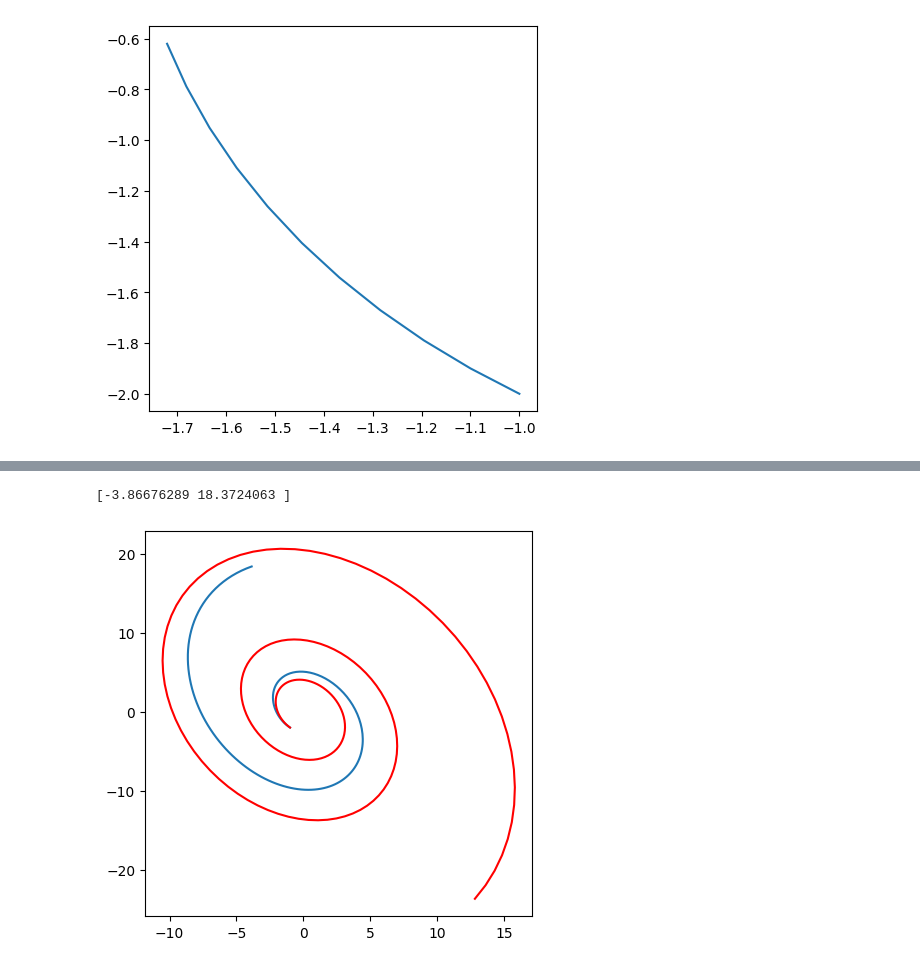
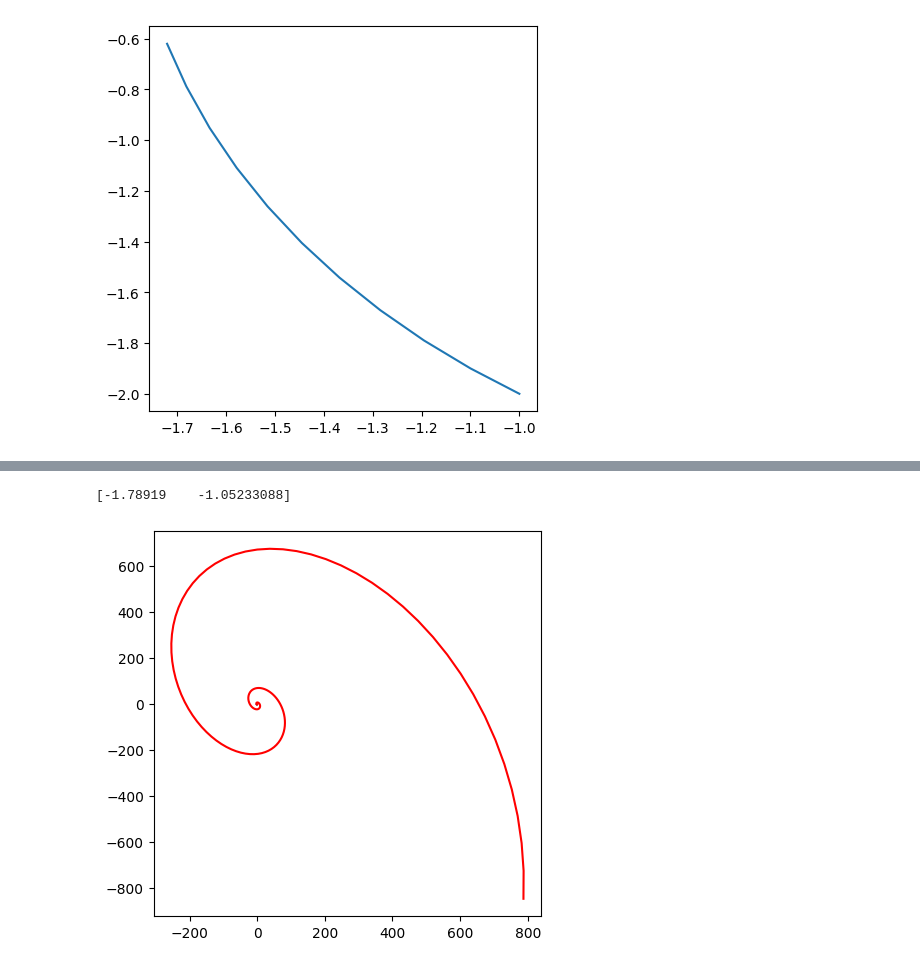
Before and after one commit to peter-clark/nonlinear-dynamics, a Jupyter notebook: 3-Flows/ODES.ipynb, the cells around one changed output, grey strips where cells are left out. Drawn from its saved outputs; the diff is of its cells as text; code cells hidden in the pictures.

```diff
--- a/3-Flows/ODES.ipynb
+++ b/3-Flows/ODES.ipynb
@@ -72,8 +72,8 @@ def backwards_euler(x, v, m, g, k, b, dt):
     step=forward_euler(x=out[0], v=out[1], m=0.5, g=0, k=2, b=0, dt=dt)
     x_ = step[1]
     v_ = g-step[0]*(k/m)-step[1]*(b/m)
-    d_step = [(step[0]+x_)/2,(step[0]+v_)/2]
+    d_step = [dt*((step[0]+x_)*0.5),dt*((step[1]+v_)*0.5)]
 
-    output[0] = d_step[0]*dt + x
-    output[1] = d_step[1]*dt + v
+    output[0] = d_step[0] + x
+    output[1] = d_step[1] + v
     return output
@@ -80,26 +108,47 @@ def backwards_euler(x, v, m, g, k, b, dt):
+# %%
+def forward_euler_trapezoid(x, v, m, g, k, b, dt):
+    #  returns slope at [x,v]
+    x_ = v
+    v_ = g-x*(k/m)-v*(b/m)
+    output = [(x_*dt)+x, (v_*dt)+v]
+    return output, x_, v_
+
+def trapezoidal(x, v, m, g, k, b, dt):
+   # xbar(t+dt) = xbar(t) + dt/2[f(xbar(t)) + f(xbar_1fe(t+dt))]
+    out=[x,v]
+    output=out
+
+    step,x_,v_=forward_euler_trapezoid(x=out[0], v=out[1], m=0.5, g=0, k=2, b=0, dt=dt)
+    """ x_ = step[1]
+    v_ = g-step[0]*(k/m)-step[1]*(b/m)  """
+    d_step = [(step[0]+x_)*(dt/2), (step[0]+v_)*(dt/2)]
+    d_step[0] += out[0]
+    d_step[1] += out[1]
+    output = d_step
+    return output
 # %%
-dt=0.05
-n=200
+dt=0.1
+n=5
 t = n*dt
 x=-1.0
 v=-2.0
 out = [x, v]
 _data=data
 data=[out]
 for i in range(int(n)):
-    out = backwards_euler(x=out[0], v=out[1], m=0.5, g=0, k=2, b=0, dt=dt)
+    out = trapezoidal(x=out[0], v=out[1], m=0.5, g=0, k=2, b=0, dt=dt)
     """ if i % 0.5 ==0:
         print(f"{(i*dt)+dt:.2f} {' '.join([f'{out[j]:.4f}' for j in range(len(out))])}") """
     data.append(out)
 data=np.array(data)
 #print(data)
 fig,ax=plt.subplots(figsize=(5,5))
 ax.plot(data.T[0], data.T[1])
 ax.plot(_data.T[0], _data.T[1], color='red')
 """ ax.set_xlim(-100,100)
 ax.set_ylim(-100,100) """
 print(data[-1])
 plt.show()
 # %% [output]
-[-3.86676289 18.3724063 ]
+[-1.78919    -1.05233088]
-[figure, old version]
+[figure, new version]
```
Also changed, not shown: parts of 2 cells of this notebook, 5 other files.
